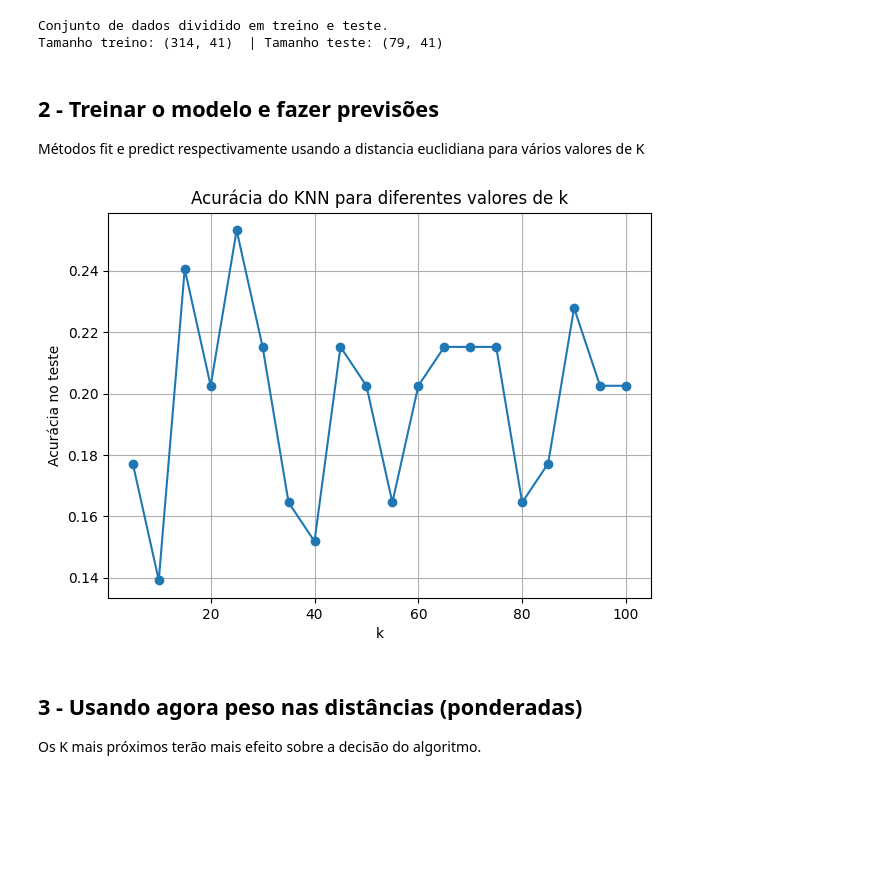
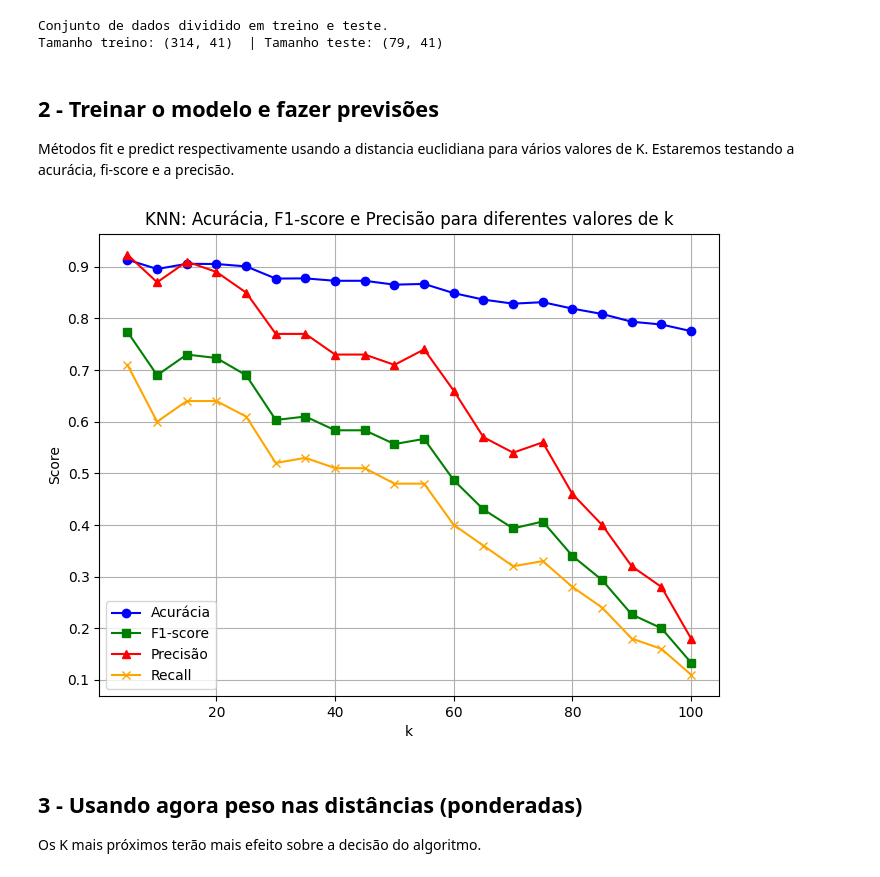
Before and after one commit to fioridaniel/GradePredictor-ML, a Jupyter notebook: trabalho.ipynb, the cells around one changed output. Cells and saved outputs as stored; diff of their text form; code cells hidden in the pictures; blank space fills up the shorter version.

```diff
--- a/trabalho.ipynb
+++ b/trabalho.ipynb
@@ -51,5 +51,12 @@ Filtrar classes com pelo menos 2 amostras
 counts = data['G3'].value_counts()
 valid_classes = counts[counts >= 2].index
 filtered_data = data[data['G3'].isin(valid_classes)]
+
+# Classificar como aprovado (>= 14) ou reprovado (< 14) para G3, G2 e G1
+filtered_data['G3'] = (filtered_data['G3'] >= 14).astype(int)  # 1 = aprovado, 0 = reprovado
+
+filtered_data['G2'] = (filtered_data['G2'] >= 14).astype(int)
+filtered_data['G1'] = (filtered_data['G1'] >= 14).astype(int)
+
 # Transformar variáveis categóricas em variáveis numéricas
 filtered_data_encoded = pd.get_dummies(filtered_data, drop_first=True)
@@ -71,30 +94,37 @@ Tamanho treino: (314, 41)  | Tamanho teste: (79, 41)
 # %% [markdown]
 
 ## 2 - Treinar o modelo e fazer previsões
-Métodos fit e predict respectivamente usando a distancia euclidiana para vários valores de K
+Métodos fit e predict respectivamente usando a distancia euclidiana para vários valores de K.
+Estaremos testando a acurácia, fi-score e a precisão.
 # %%
-
 ks = [5, 10, 15, 20, 25, 30, 35, 40, 45, 50, 55, 60, 65, 70, 75, 80, 85, 90, 95, 100]
 accs = []
+f1s = []
+precisions = []
+recall = []
 for k in ks:
     knn = Pipeline([
         ("scaler", StandardScaler()),
         ("knn", KNeighborsClassifier(n_neighbors=k))
     ])
-    knn.fit(X_train, y_train)
-    y_pred = knn.predict(X_test)
-    acc = accuracy_score(y_test, y_pred)
-    accs.append(acc)
+    accs.append(cross_val_score(knn, X, y, cv=50, scoring='accuracy').mean())
+    f1s.append(cross_val_score(knn, X, y, cv=50, scoring='f1').mean())
+    precisions.append(cross_val_score(knn, X, y, cv=50, scoring='precision').mean())
+    recall.append(cross_val_score(knn, X, y, cv=50, scoring='recall').mean())
 
-plt.figure(figsize=(7, 5))
-plt.plot(ks, accs, marker='o')
+plt.figure(figsize=(8, 6))
+plt.plot(ks, accs, marker='o', label='Acurácia', color='blue')
+plt.plot(ks, f1s, marker='s', label='F1-score', color='green')
+plt.plot(ks, precisions, marker='^', label='Precisão', color='red')
+plt.plot(ks, recall, marker='x', label='Recall', color='orange')
 plt.xlabel('k')
-plt.ylabel('Acurácia no teste')
-plt.title('Acurácia do KNN para diferentes valores de k')
+plt.ylabel('Score')
+plt.title('KNN: Acurácia, F1-score e Precisão para diferentes valores de k')
+plt.legend()
 plt.grid(True)
 plt.show()
 # %% [output]
-[figure, old version]
+[figure, new version]
 # %% [markdown]
 
 ## 3 - Usando agora peso nas distâncias (ponderadas)
```
Also changed, not shown: parts of 3 cells of this notebook.
